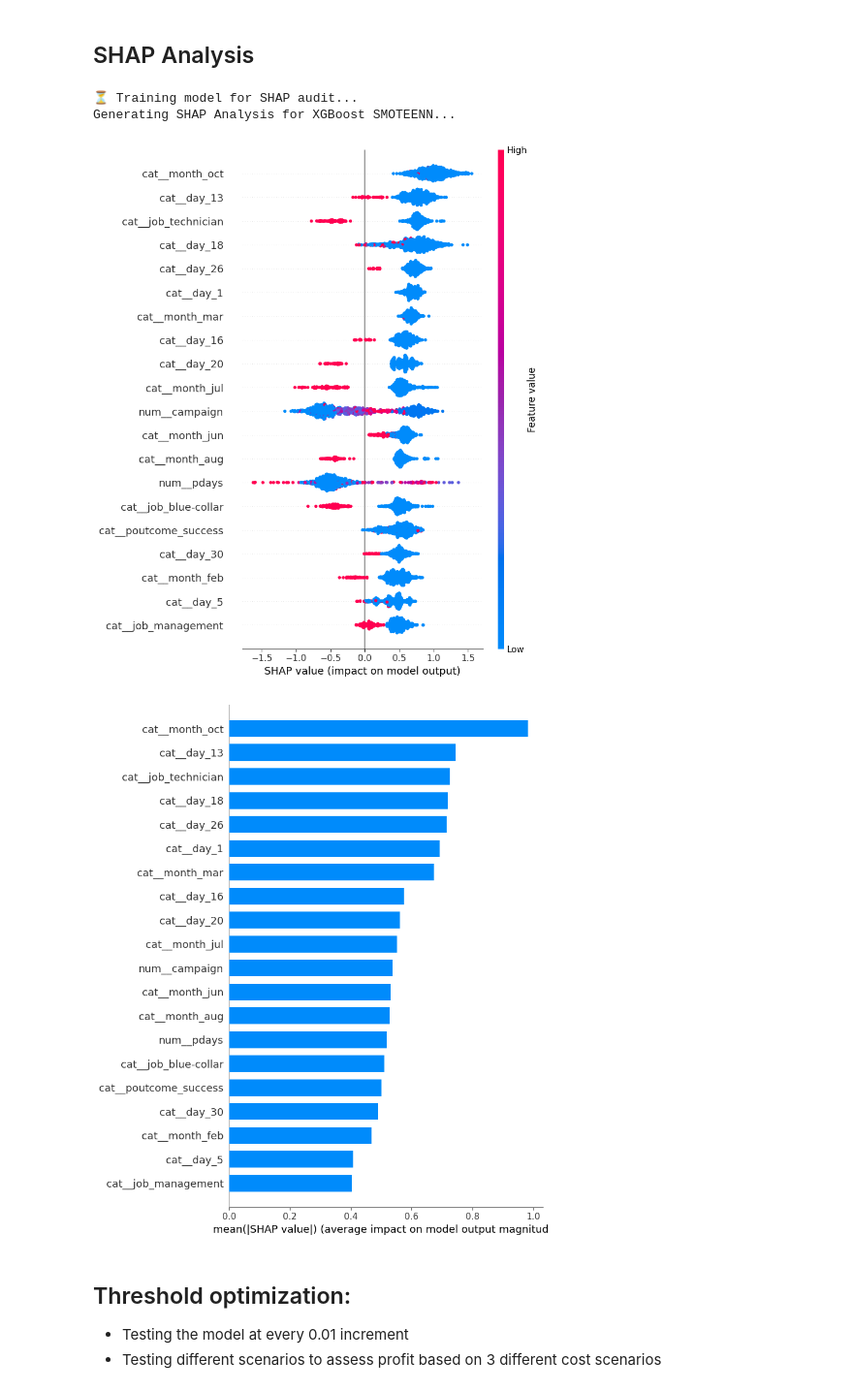
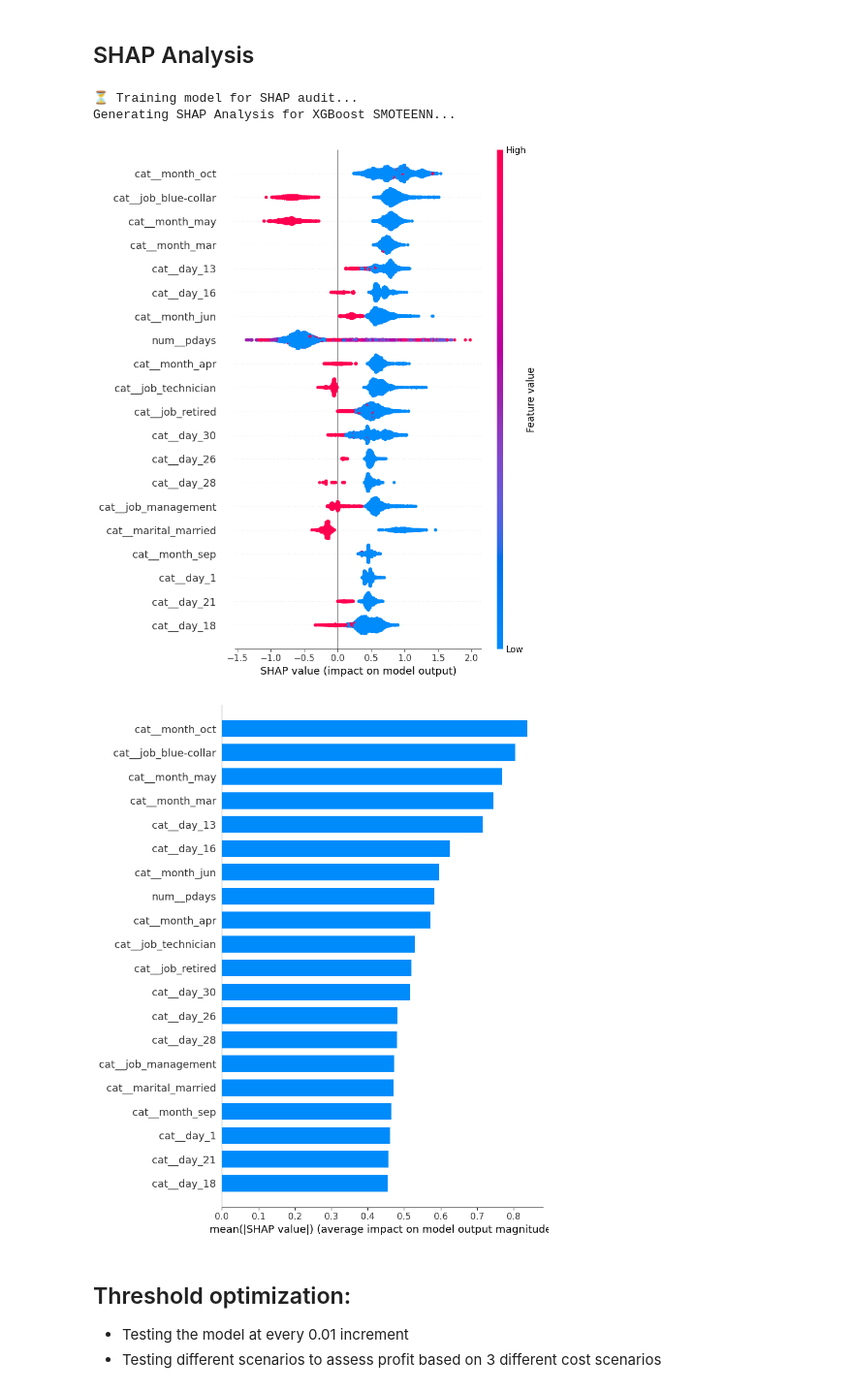
Before and after one commit to zahraMajed/bank-deposit-prediction, a Jupyter notebook: notebooks/02_xgboost_evaluation.ipynb, the cells around one changed output. Shown at 97% size. Cells and saved outputs as stored; diff of their text form; code cells hidden in the pictures.

```diff
--- a/notebooks/02_xgboost_evaluation.ipynb
+++ b/notebooks/02_xgboost_evaluation.ipynb
@@ -289,10 +289,8 @@ from imblearn.pipeline import Pipeline as ImbPipeline
 from sklearn.model_selection import train_test_split
 from src.shared import drop_columns, transform_pdays
 
-
-X_train, X_test, y_train, y_test = train_test_split(X, y, test_size=0.2, random_state=42, stratify=y)
-
-xgb_smoteenn_pipeline.fit(X_train, y_train)
+final_model=xgb_smoteenn_pipeline
+final_model.fit(X, y)
 # %% [output]
 Pipeline(steps=[('drop_columns',
                  FunctionTransformer(func=<function drop_columns at 0x...>)),
@@ -348,39 +346,39 @@ plt.show()
 # %%
 print("⏳ Training model for SHAP audit...")
 #  Apply preprocessing
-X_temp = xgb_smoteenn_pipeline.named_steps['drop_columns'].transform(X_test)
-X_temp = xgb_smoteenn_pipeline.named_steps['pdays_transform'].transform(X_temp)
+X_temp = final_model.named_steps['drop_columns'].transform(X)
+X_temp = final_model.named_steps['pdays_transform'].transform(X_temp)
 
-X_test_transformed = xgb_smoteenn_pipeline.named_steps['preprocessor'].transform(X_temp)
+X_transformed = final_model.named_steps['preprocessor'].transform(X_temp)
 
 #  Convert sparse → dense
-if hasattr(X_test_transformed, "toarray"):
-    X_test_transformed = X_test_transformed.toarray()
+if hasattr(X_transformed, "toarray"):
+    X_transformed = X_transformed.toarray()
 else:
-    X_test_transformed = X_test_transformed
+    X_transformed = X_transformed
 
 #  Get feature names
-feature_names = xgb_smoteenn_pipeline.named_steps['preprocessor'].get_feature_names_out()
+feature_names = final_model.named_steps['preprocessor'].get_feature_names_out()
 
 #  Convert to DataFrame
-X_test_df = pd.DataFrame(X_test_transformed, columns=feature_names)
+X_df = pd.DataFrame(X_transformed, columns=feature_names)
 
 # 4. Explain the XGBoost Classifier
 # We grab the 'classifier' step specifically
-xgb_model = xgb_smoteenn_pipeline.named_steps['model']
+xgb_model = final_model.named_steps['model']
 explainer = shap.TreeExplainer(xgb_model)
-shap_values = explainer.shap_values(X_test_df)
+shap_values = explainer.shap_values(X_df)
 
 # 5. Final Summary Plot
 print("Generating SHAP Analysis for XGBoost SMOTEENN...")
 # Note: For XGBoost, we usually just pass shap_values directly
-shap.summary_plot(shap_values, X_test_df)
-shap.summary_plot(shap_values, X_test_df, plot_type="bar")
+shap.summary_plot(shap_values, X_df)
+shap.summary_plot(shap_values, X_df, plot_type="bar")
 # %% [output]
 ⏳ Training model for SHAP audit...
 Generating SHAP Analysis for XGBoost SMOTEENN...
-[figure, old version]
+[figure, new version]
-[figure, old version]
+[figure, new version]
 # %% [markdown]
 ## Threshold optimization:
 
```
Also changed, not shown: parts of 12 cells of this notebook.
